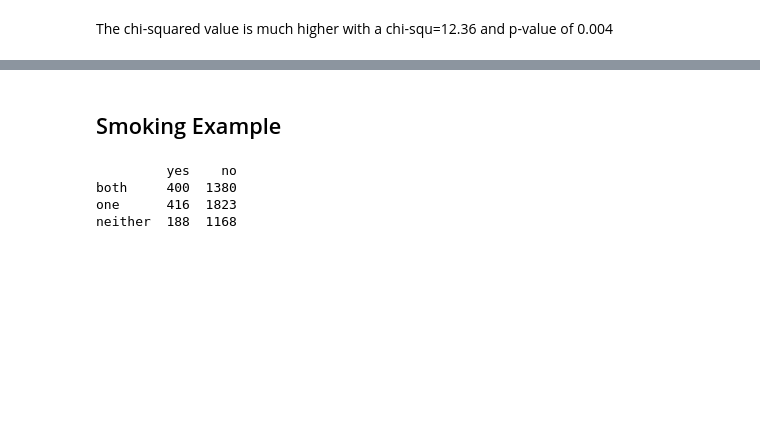
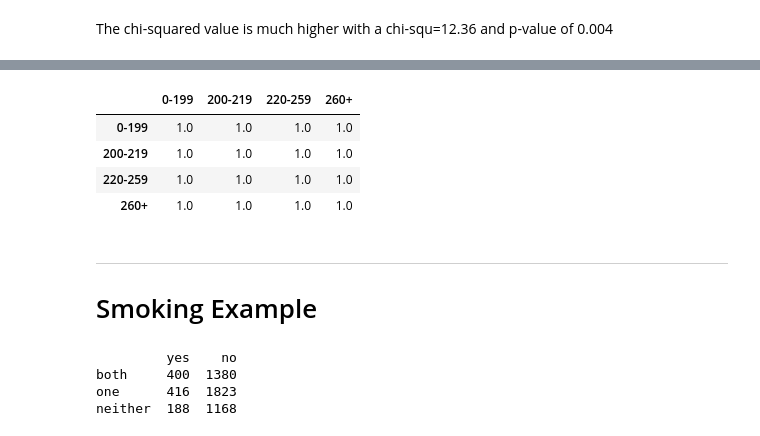
Before and after one commit to naivelogic/Machine_Learning_Notebooks, a Jupyter notebook: Data_Science/Statistical Models/[PSU] Logistic Regression.ipynb, the cells around one changed output, grey strips where cells are left out. Cells and saved outputs as stored; diff of their text form; code cells hidden in the pictures; blank space fills up the shorter version.

```diff
--- a/Data_Science/Statistical Models/[PSU] Logistic Regression.ipynb
+++ b/Data_Science/Statistical Models/[PSU] Logistic Regression.ipynb
@@ -445,0 +542,8 @@ The chi-squared value is much higher with a chi-squ=12.36 and p-value of 0.004
+# %%
+heart.corr(method='spearman', min_periods=1)
+# %% [output]
+|  | 0-199 | 200-219 | 220-259 | 260+ |
+| 0-199 | 1.0 | 1.0 | 1.0 | 1.0 |
+| 200-219 | 1.0 | 1.0 | 1.0 | 1.0 |
+| 220-259 | 1.0 | 1.0 | 1.0 | 1.0 |
+| 260+ | 1.0 | 1.0 | 1.0 | 1.0 |
@@ -446,5 +552,7 @@ The chi-squared value is much higher with a chi-squ=12.36 and p-value of 0.004
 # %% [markdown]
-## Smoking Example
+____
+
+# Smoking Example
 # %%
 smoke = pd.DataFrame(columns=['yes', "no"], index=['both', 'one', 'neither'])
 smoke.loc['both'] = [400, 1380]
```
Also changed, not shown: parts of 31 cells of this notebook.
